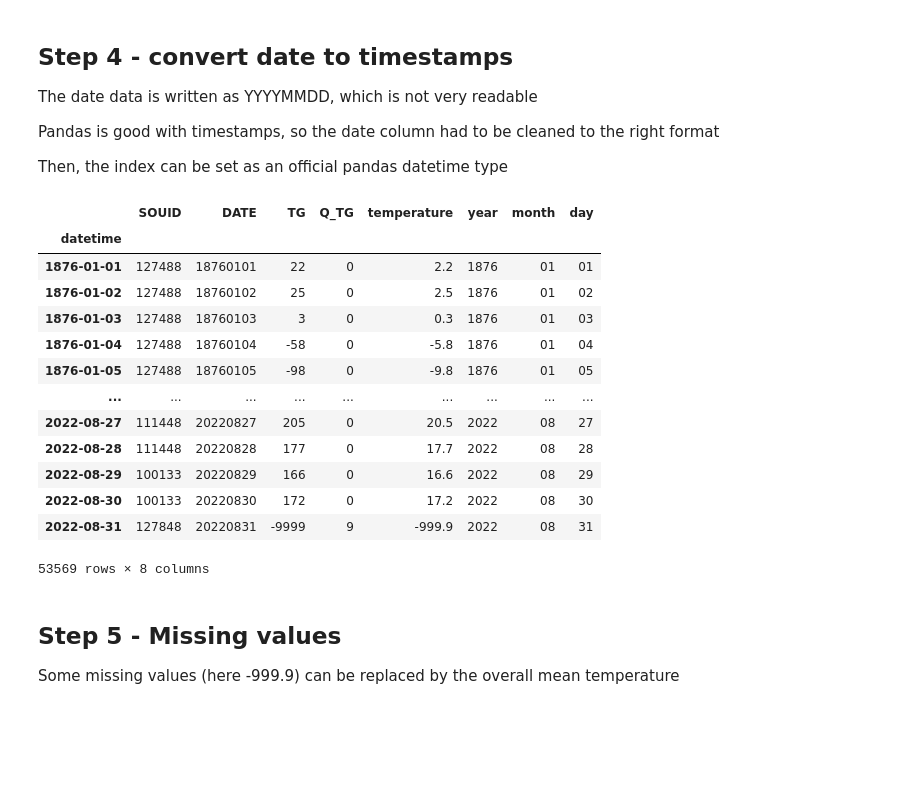
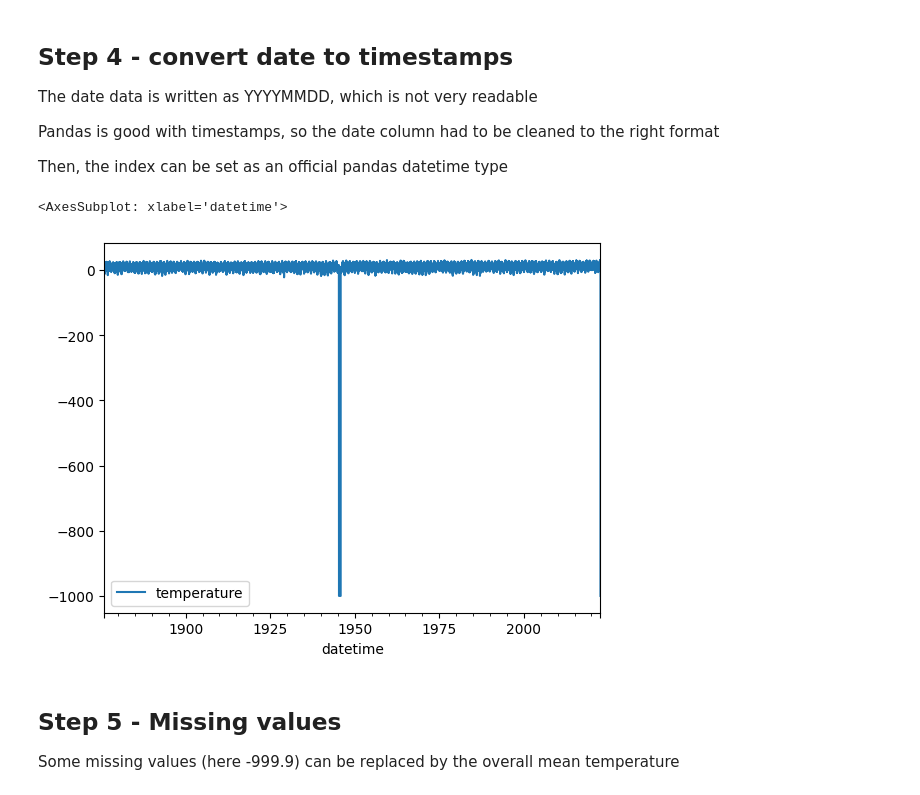
Before and after one commit to ZinoM21/data-science-fs2022, a Jupyter notebook: Homework/Project-2.1/climate-stripes.ipynb, the cells around one changed output. Cells and saved outputs as stored; diff of their text form; code cells hidden in the pictures; blank space fills up the shorter version.

Commit message:
Added plot to Step 4

```diff
--- a/Homework/Project-2.1/climate-stripes.ipynb
+++ b/Homework/Project-2.1/climate-stripes.ipynb
@@ -64,48 +64,36 @@ Then, the index can be set as an official pandas datetime type
 # %%
 df2 = df.copy()
 
 
 date_str = df2['DATE'].apply(str)
 # I tried to overwrite the date with
 # df2['DATE'] = df2['DATE'].apply(str)
 # but that did not work...
 # either had to apply .str[x:y] directly in one line
 # or df2['year'] = df2['DATE'].apply(lambda i: i[0:4])
 # or save the string date in a variable (chose this solution).
 # Why is overwriting not working here?
 
 df2['year'] = date_str.str[:4]
 
 df2['month'] = date_str.str[4:6]
 
 df2['day'] = date_str.str[6:]
 
 df2['datetime'] = df2['year'] + '-' + df2['month'] + '-' + df2['day']
 
 df2['datetime'] = pd.to_datetime(df2['datetime'])
 
 df3 = df2.set_index('datetime', drop=True)
 # Struggled a lot with this one...
 # Why do you name a function "set_index" when it is clearly not setting / applying on the df
 # but rather just putting out a copy of a new dataframe, which has to be saved in a variable again...
 # What I mean is: it's confusing that inplace=True is not the default for a funtcion named set_...
 
-df3
+df3.plot(y='temperature')
 # %% [output]
-|  | SOUID | DATE | TG | Q_TG | temperature | year | month | day |
-| datetime |  |  |  |  |  |  |  |  |
-| 1876-01-01 | 127488 | 18760101 | 22 | 0 | 2.2 | 1876 | 01 | 01 |
-| 1876-01-02 | 127488 | 18760102 | 25 | 0 | 2.5 | 1876 | 01 | 02 |
-| 1876-01-03 | 127488 | 18760103 | 3 | 0 | 0.3 | 1876 | 01 | 03 |
-| 1876-01-04 | 127488 | 18760104 | -58 | 0 | -5.8 | 1876 | 01 | 04 |
-| 1876-01-05 | 127488 | 18760105 | -98 | 0 | -9.8 | 1876 | 01 | 05 |
-| ... | ... | ... | ... | ... | ... | ... | ... | ... |
-| 2022-08-27 | 111448 | 20220827 | 205 | 0 | 20.5 | 2022 | 08 | 27 |
-| 2022-08-28 | 111448 | 20220828 | 177 | 0 | 17.7 | 2022 | 08 | 28 |
-| 2022-08-29 | 100133 | 20220829 | 166 | 0 | 16.6 | 2022 | 08 | 29 |
-| 2022-08-30 | 100133 | 20220830 | 172 | 0 | 17.2 | 2022 | 08 | 30 |
-| 2022-08-31 | 127848 | 20220831 | -9999 | 9 | -999.9 | 2022 | 08 | 31 |
-53569 rows × 8 columns
+<AxesSubplot: xlabel='datetime'>
+[figure, added]
 # %% [markdown]
 ## Step 5 - Missing values
 
```
